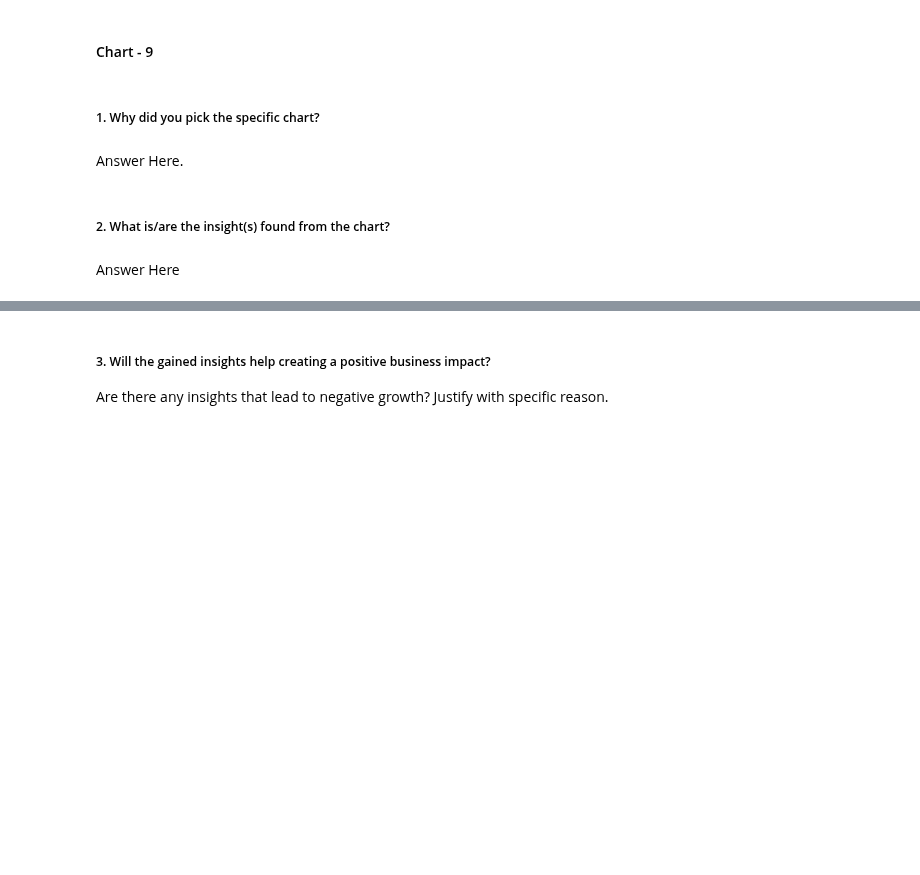
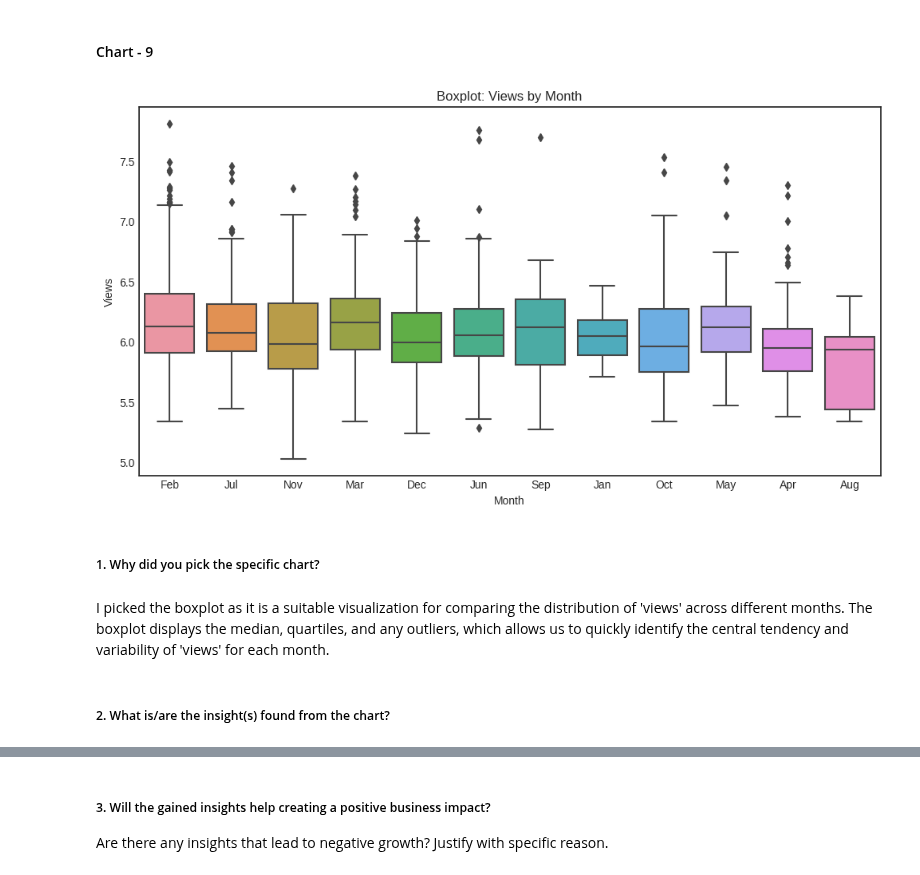
Before and after one commit to shubhamrai1318/TED_Talk_Views_Prediction, a Jupyter notebook: TED_Talk_Views_Prediction.ipynb, the cells around one changed output, grey strips where cells are left out. Saved outputs shown, nothing was run; the diff lists cells and outputs as text; code cells hidden in the pictures; blank space fills up the shorter version.

Commit message:
Data Visualization (chart-9) completed

```diff
--- a/TED_Talk_Views_Prediction.ipynb
+++ b/TED_Talk_Views_Prediction.ipynb
@@ -1023,8 +1022,25 @@ Decreased Engagement: If TED does not use the data on views and comments to cura
+# %%
+# Chart - 9 visualization code
+
+# Boxplot - Views by Month
+# Set the figure size for the plot
+plt.figure(figsize=(12, 6))
+
+# Create a boxplot with 'month' on the x-axis and 'views' on the y-axis
+sns.boxplot(x='month', y='views', data=df)
+
+# Add labels and title to the plot
+plt.xlabel('Month')
+plt.ylabel('Views')
+plt.title('Boxplot: Views by Month')
+
+# Show the plot
+plt.show()
+# %% [output]
+[figure, added]
 # %% [markdown]
 ##### 1. Why did you pick the specific chart?
-# %% [markdown]
-Answer Here.
+# %% [markdown]
+I picked the boxplot as it is a suitable visualization for comparing the distribution of 'views' across different months. The boxplot displays the median, quartiles, and any outliers, which allows us to quickly identify the central tendency and variability of 'views' for each month.
 # %% [markdown]
 ##### 2. What is/are the insight(s) found from the chart?
-# %% [markdown]
-Answer Here
```
Also changed, not shown: parts of 10 cells of this notebook.
